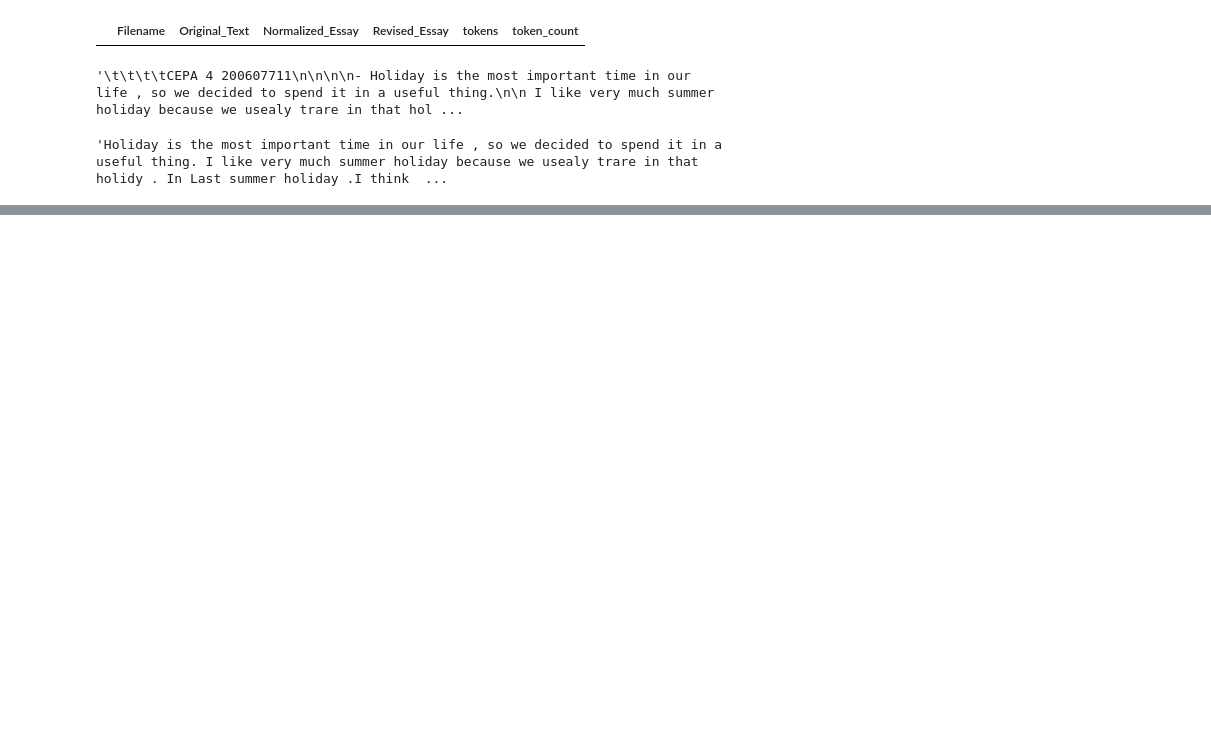
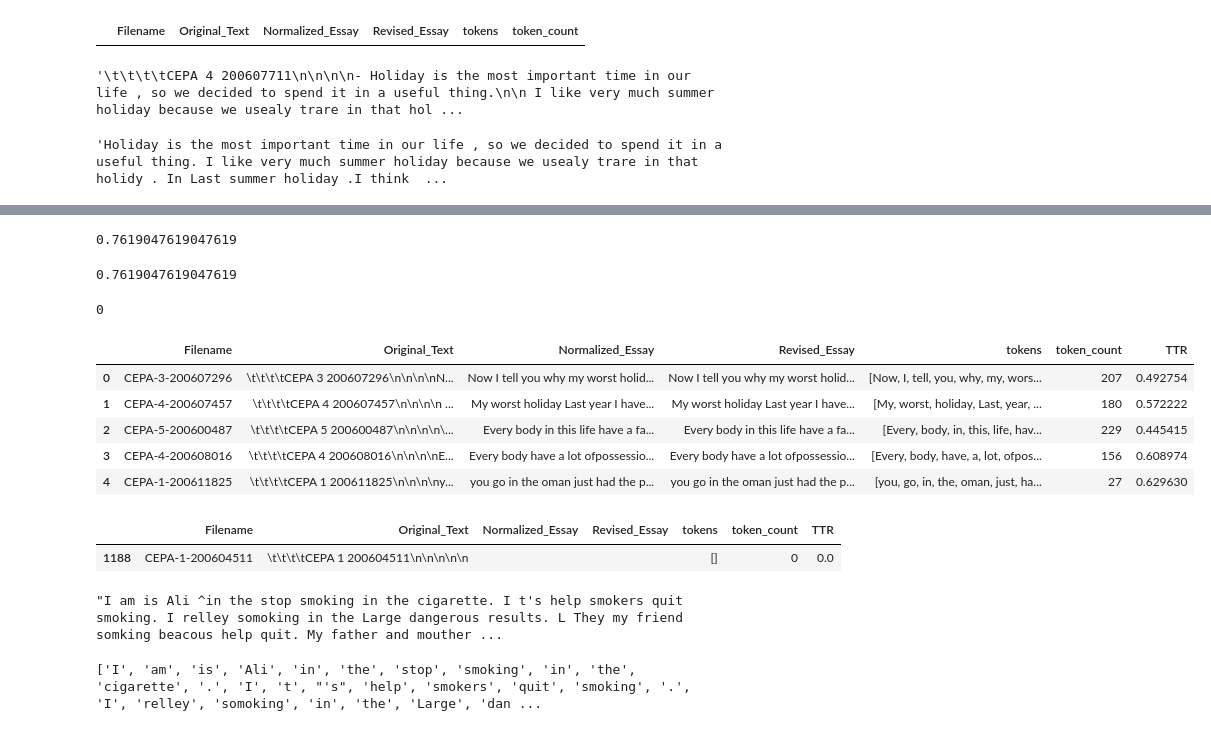
Before and after one commit to Data-Science-for-Linguists-2019/ESL-Article-Acquisition, a Jupyter notebook: BALC_clean.ipynb, the cells around one changed output, grey strips where cells are left out. Saved outputs shown, nothing was run; the diff lists cells and outputs as text; code cells hidden in the pictures; blank space fills up the shorter version.

```diff
--- a/BALC_clean.ipynb
+++ b/BALC_clean.ipynb
@@ -510,0 +497,54 @@ balc_df.Original_Text[66]
+# %%
+# Let's get TTR
+def get_TTR(toks):
+    """All tokens are lowercased, punctuation is included.
+    Get TTR by dividing set of lowercased tokens by length of tokens."""
+    all_toks = [x.lower() for x in toks]
+    if len(all_toks) == 0:   # one file has 0 tokens
+        return 0
+    else: return len(set(all_toks))/len(all_toks)
+# %%
+# checking UDF
+foo = "My name is Elena and I am a Junior Linguist. I study applied linguistics, and i want to be a linguist."
+get_TTR(foo.split())
+# %% [output]
+0.7619047619047619
+# %%
+# checking UDF by hand
+lil = [x.lower() for x in foo.split()]
+len(set(lil))/len(lil)
+# %% [output]
+0.7619047619047619
+# %%
+# checking UDF on an empty string
+foo = ""
+get_TTR(foo)
+# %% [output]
+0
+# %%
+balc_df['TTR'] = balc_df.tokens.apply(get_TTR)
+# %%
+balc_df.head()
+# %% [output]
+|  | Filename | Original_Text | Normalized_Essay | Revised_Essay | tokens | token_count | TTR |
+| 0 | CEPA-3-200607296 | \t\t\t\tCEPA 3 200607296\n\n\n\nN... | Now I tell you why my worst holid... | Now I tell you why my worst holid... | [Now, I, tell, you, why, my, wors... | 207 | 0.492754 |
+| 1 | CEPA-4-200607457 | \t\t\t\tCEPA 4 200607457\n\n\n\n ... | My worst holiday Last year I have... | My worst holiday Last year I have... | [My, worst, holiday, Last, year, ... | 180 | 0.572222 |
+| 2 | CEPA-5-200600487 | \t\t\t\tCEPA 5 200600487\n\n\n\n\... | Every body in this life have a fa... | Every body in this life have a fa... | [Every, body, in, this, life, hav... | 229 | 0.445415 |
+| 3 | CEPA-4-200608016 | \t\t\t\tCEPA 4 200608016\n\n\n\nE... | Every body have a lot ofpossessio... | Every body have a lot ofpossessio... | [Every, body, have, a, lot, ofpos... | 156 | 0.608974 |
+| 4 | CEPA-1-200611825 | \t\t\t\tCEPA 1 200611825\n\n\n\ny... | you go in the oman just had the p... | you go in the oman just had the p... | [you, go, in, the, oman, just, ha... | 27 | 0.629630 |
+# %%
+# The one file with no tokens
+balc_df[balc_df.token_count == 0]
+# %% [output]
+|  | Filename | Original_Text | Normalized_Essay | Revised_Essay | tokens | token_count | TTR |
+| 1188 | CEPA-1-200604511 | \t\t\t\tCEPA 1 200604511\n\n\n\n\n |  |  | [] | 0 | 0.0 |
+# %%
+# "I t's"... Was messed up in the original text as well. Probably messes up the token count
+balc_df.Normalized_Essay[66]
+# %% [output]
+"I am is Ali ^in the stop smoking in the cigarette. I t's help smokers quit smoking. I relley somoking in the Large dangerous results. L They my friend somking beacous help quit. My father and mouther ...
+# %%
+balc_df.tokens[66]
+# yeah. "I t's", which should really be "It's", becomes ["I", "t", "'s"]
+# %% [output]
+['I', 'am', 'is', 'Ali', 'in', 'the', 'stop', 'smoking', 'in', 'the', 'cigarette', '.', 'I', 't', "'s", 'help', 'smokers', 'quit', 'smoking', '.', 'I', 'relley', 'somoking', 'in', 'the', 'Large', 'dan ...
```
Also changed, not shown: parts of 42 cells of this notebook.
